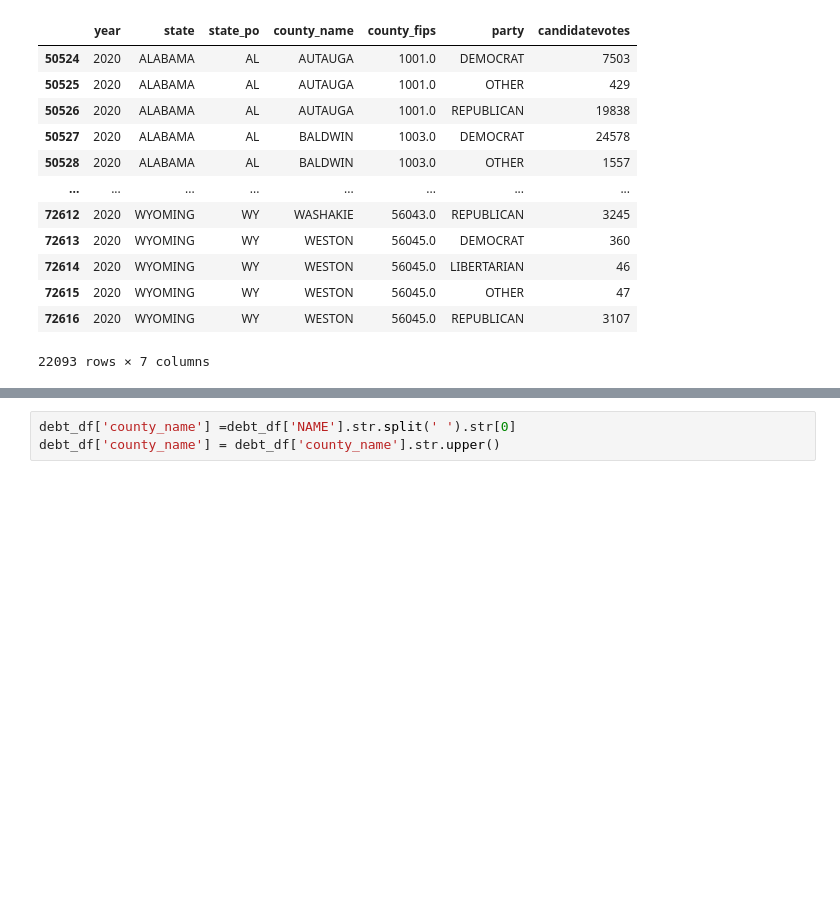
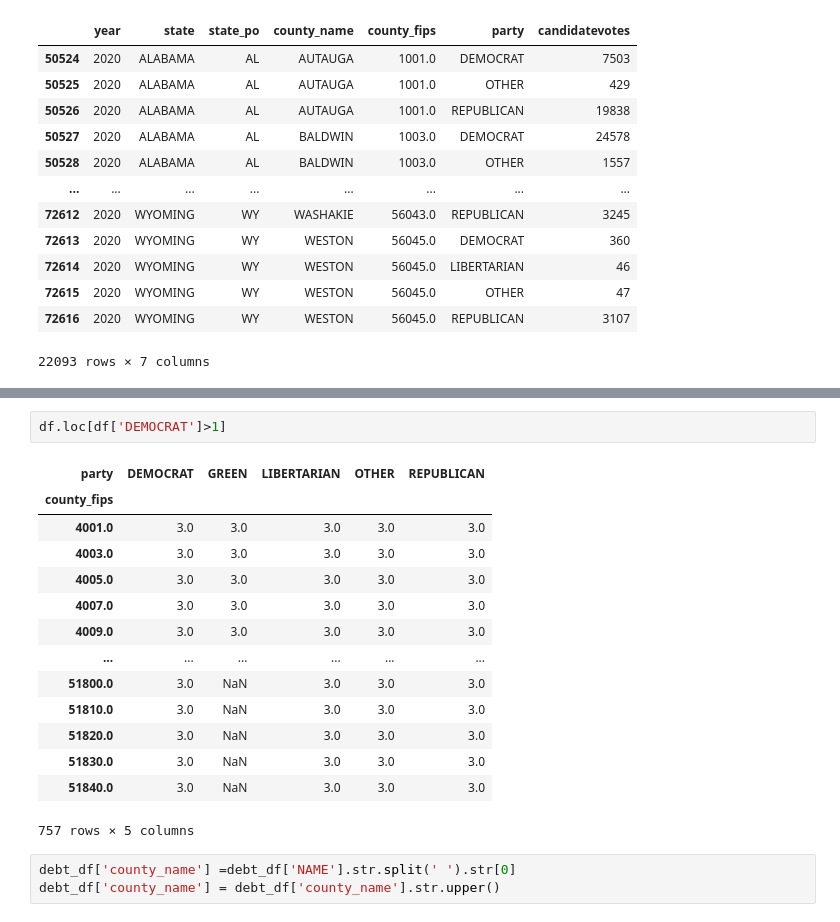
Before and after one commit to SamuelAlvarezmx/Final_project, a Jupyter notebook: Cleaning_dataset.ipynb, the cells around one changed output, grey strips where cells are left out. Drawn from its saved outputs; the diff is of its cells as text; blank space fills up the shorter version.

```diff
--- a/Cleaning_dataset.ipynb
+++ b/Cleaning_dataset.ipynb
@@ -207,3 +267,20 @@ elections_df
+# %%
+df.loc[df['DEMOCRAT']>1]
+# %% [output]
+| party | DEMOCRAT | GREEN | LIBERTARIAN | OTHER | REPUBLICAN |
+| county_fips |  |  |  |  |  |
+| 4001.0 | 3.0 | 3.0 | 3.0 | 3.0 | 3.0 |
+| 4003.0 | 3.0 | 3.0 | 3.0 | 3.0 | 3.0 |
+| 4005.0 | 3.0 | 3.0 | 3.0 | 3.0 | 3.0 |
+| 4007.0 | 3.0 | 3.0 | 3.0 | 3.0 | 3.0 |
+| 4009.0 | 3.0 | 3.0 | 3.0 | 3.0 | 3.0 |
+| ... | ... | ... | ... | ... | ... |
+| 51800.0 | 3.0 | NaN | 3.0 | 3.0 | 3.0 |
+| 51810.0 | 3.0 | NaN | 3.0 | 3.0 | 3.0 |
+| 51820.0 | 3.0 | NaN | 3.0 | 3.0 | 3.0 |
+| 51830.0 | 3.0 | NaN | 3.0 | 3.0 | 3.0 |
+| 51840.0 | 3.0 | NaN | 3.0 | 3.0 | 3.0 |
+757 rows × 5 columns
 # %%
 debt_df['county_name'] =debt_df['NAME'].str.split(' ').str[0]
 debt_df['county_name'] = debt_df['county_name'].str.upper()
```
Also changed, not shown: parts of 38 cells of this notebook.
